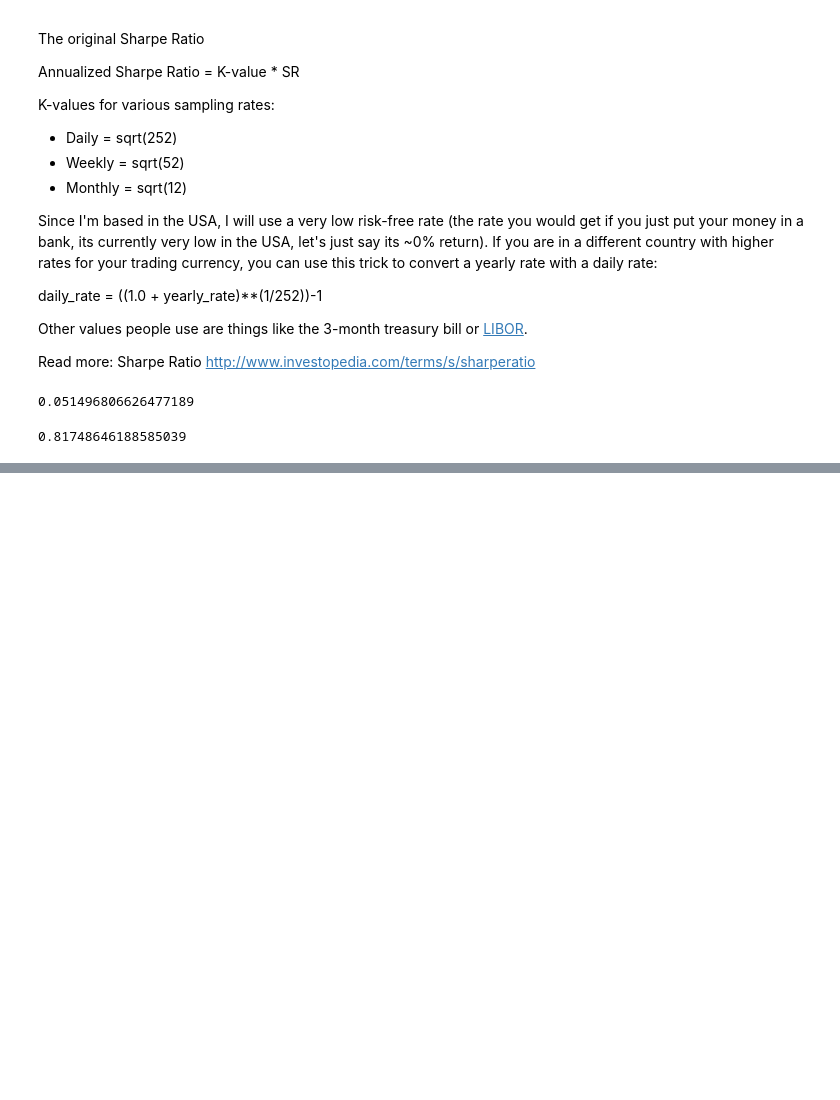
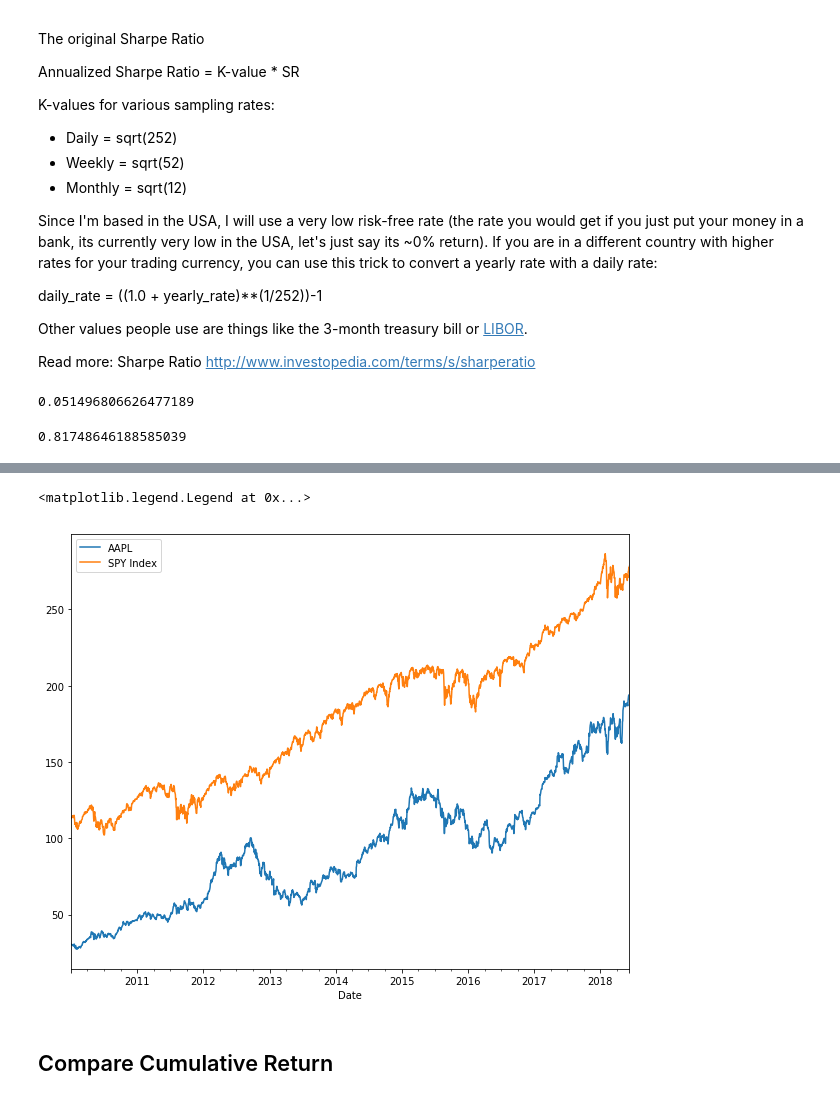
Before and after one commit to inantubek/Udemy, a Jupyter notebook: Python-for-Finance/My_Notes/8-Finance_Fundamentals.ipynb, the cells around one changed output, grey strips where cells are left out. Drawn from its saved outputs; the diff is of its cells as text; code cells hidden in the pictures; blank space fills up the shorter version.

```diff
--- a/Python-for-Finance/My_Notes/8-Finance_Fundamentals.ipynb
+++ b/Python-for-Finance/My_Notes/8-Finance_Fundamentals.ipynb
@@ -280,0 +638,2 @@ ASR
+# %%
+spy_etf = spy_etf.loc["SPY"][1:]
@@ -280,0 +663,7 @@ ASR
+# %%
+start = pd.to_datetime('2010-01-04')
+end = pd.to_datetime('2018-06-08')
+# %%
+aapl = web.DataReader('AAPL','morningstar',start,end)
+# %%
+aapl = aapl.loc["AAPL"]
@@ -280,0 +696,9 @@ ASR
+# %%
+aapl['Close'].plot(label='AAPL',figsize=(10,8))
+spy_etf['Close'].plot(label='SPY Index')
+plt.legend()
+# %% [output]
+<matplotlib.legend.Legend at 0x...>
+[figure, added]
+# %% [markdown]
+## Compare Cumulative Return
```
Also changed, not shown: parts of 72 cells of this notebook.
